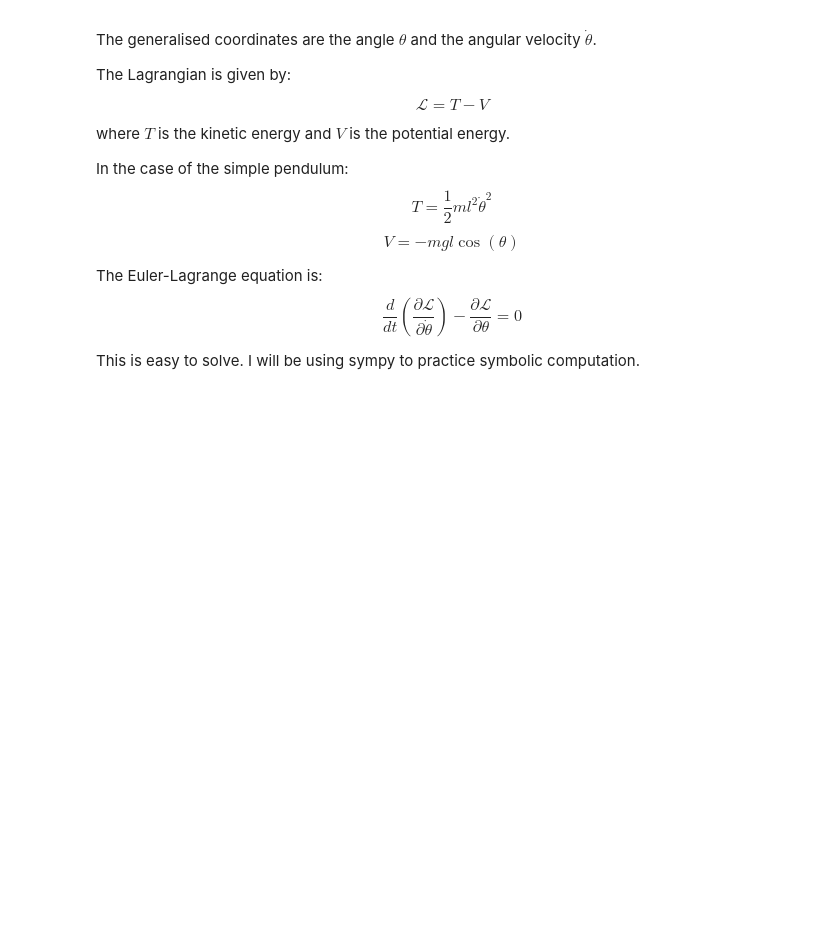
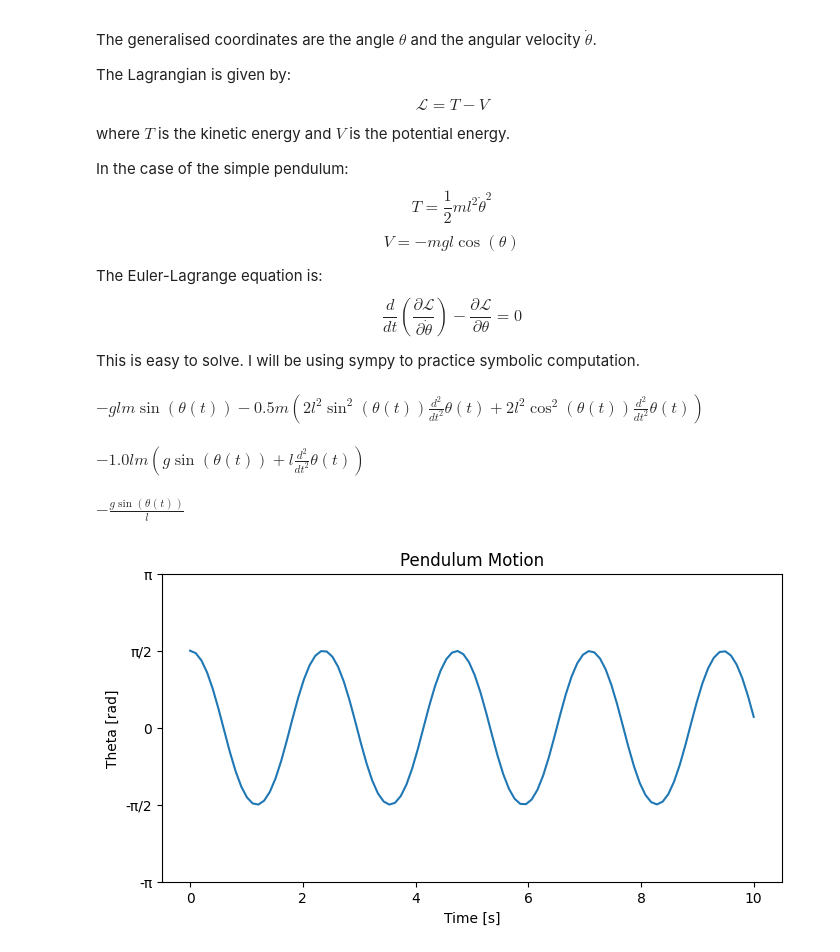
Before and after one commit to MrIsCM/Physics_Simulations, a Jupyter notebook: Pendulums/pendulum.ipynb, the cells around one changed output. Cells and saved outputs as stored; diff of their text form; code cells hidden in the pictures; blank space fills up the shorter version.

Commit message:
Simple pendulum

```diff
--- a/Pendulums/pendulum.ipynb
+++ b/Pendulums/pendulum.ipynb
@@ -52,7 +52,7 @@ r = np.array([l*sp.sin(theta), -l*sp.cos(theta)])
 v = np.array([sp.diff(r[0], t), sp.diff(r[1], t)])
 
 # Kinetic and potential energy
-T = 0.5 * np.dot(v, v)
+T = 0.5 * m * np.dot(v, v)
 V = m*g*r[1]
 
 # Lagrangian
@@ -60,11 +60,54 @@ L = T - V
 # %%
 # Euler-Lagrange terms
 dL_dth = sp.diff(L, theta)
-dL_dth_dt = sp.diff(L, sp.diff(theta, t)).diff(t)
+dL_dth_dt = sp.diff(L, theta_dot).diff(t)
 
 # Euler-Lagrange equation dL/dq - d/dt(dL/dq_dot) = 0
 lag_eq = dL_dth - dL_dth_dt
+lag_eq
+# %% [output]
+$\displaystyle - g l m \sin{\left(\theta{\left(t \right)} \right)} - 0.5 m \left(2 l^{2} \sin^{2}{\left(\theta{\left(t \right)} \right)} \frac{d^{2}}{d t^{2}} \theta{\left(t \right)} + 2 l^{2} \cos^{2}{\left(\theta{\left(t \right)} \right)} \frac{d^{2}}{d t^{2}} \theta{\left(t \right)}\right)$
 # %%
 equation = lag_eq.simplify()
+equation
+# %% [output]
+$\displaystyle - 1.0 l m \left(g \sin{\left(\theta{\left(t \right)} \right)} + l \frac{d^{2}}{d t^{2}} \theta{\left(t \right)}\right)$
 # %%
-ddth_eq = sp.solve(equation, sp.diff(theta, t, t))[0]
+equation_solved = sp.solve(equation, theta_dot.diff(t))[0]
+equation_solved
+# %% [output]
+$\displaystyle - \frac{g \sin{\left(\theta{\left(t \right)} \right)}}{l}$
+# %%
+from scipy.integrate import solve_ivp
+
+# Convert the symbolic solution to a numerical function
+theta_ddot_func = sp.lambdify((theta, theta_dot, l, g), equation_solved)
+
+# Define the ODE system
+def pendulum_ode(t, y, l, g):
+	theta, theta_dot = y
+	theta_ddot = theta_ddot_func(theta, theta_dot, l, g)
+	return [theta_dot, theta_ddot]
+
+# Example usage with initial conditions
+l_value = 1.0  # length of the pendulum
+g_value = 9.81  # acceleration due to gravity
+y0 = [np.pi / 2, 0]  # initial conditions: [theta(0), theta_dot(0)]
+t_span = (0, 10)  # time span for the solution
+
+# Solve the ODE
+solution = solve_ivp(pendulum_ode, t_span, y0, args=(l_value, g_value), dense_output=True)
+
+# Plot the solution
+t_vals = np.linspace(*t_span, 100)
+theta_vals = solution.sol(t_vals)[0]
+
+plt.figure(figsize=(8, 4))
+plt.plot(t_vals, theta_vals)
+plt.xlabel('Time [s]')
+plt.ylabel('Theta [rad]')
+plt.yticks([-np.pi, -0.5*np.pi, 0, 0.5*np.pi, np.pi], ['-π', '-π/2', '0', 'π/2', 'π'])
+plt.title('Pendulum Motion')
+plt.show()
+# %% [output]
+[figure, added]
```
